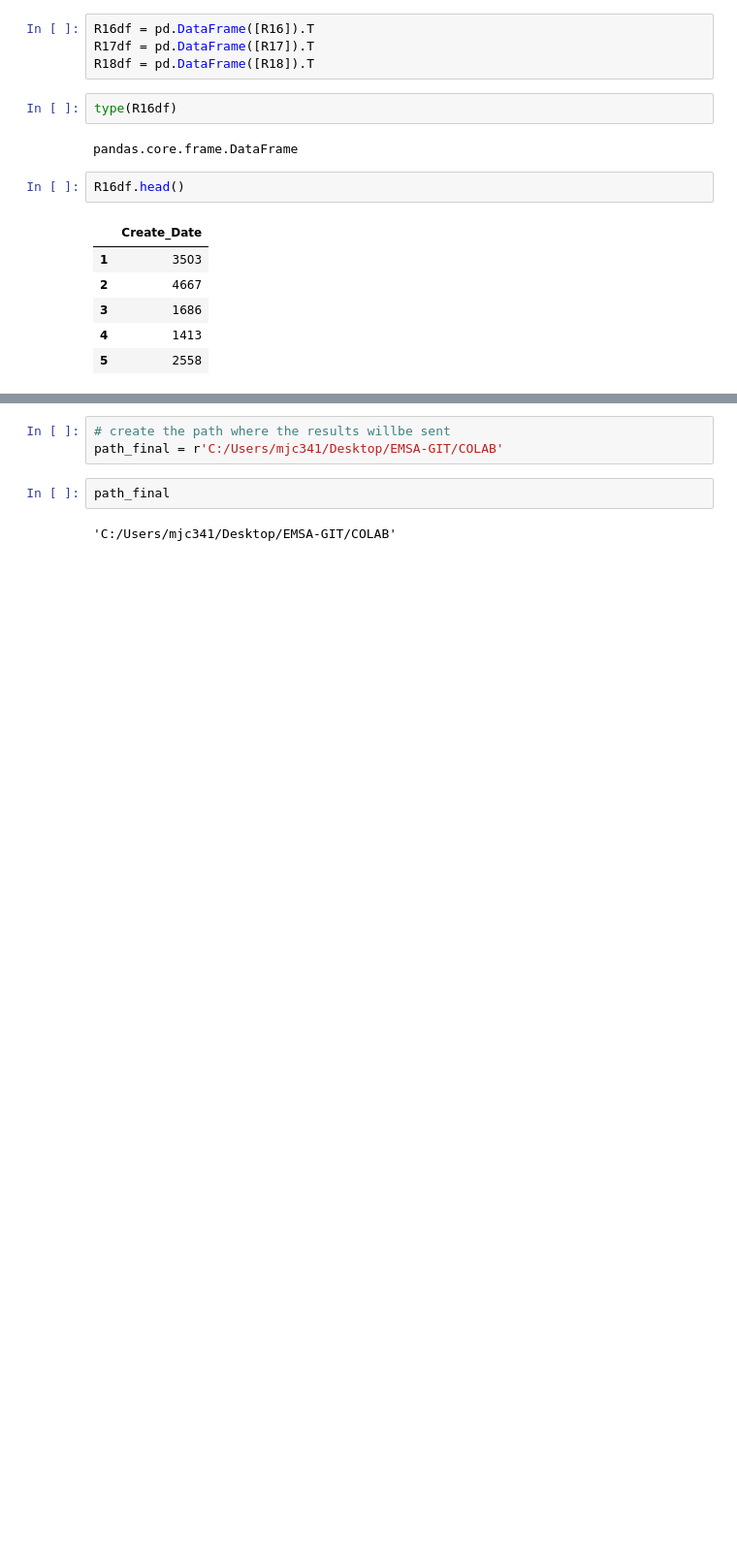
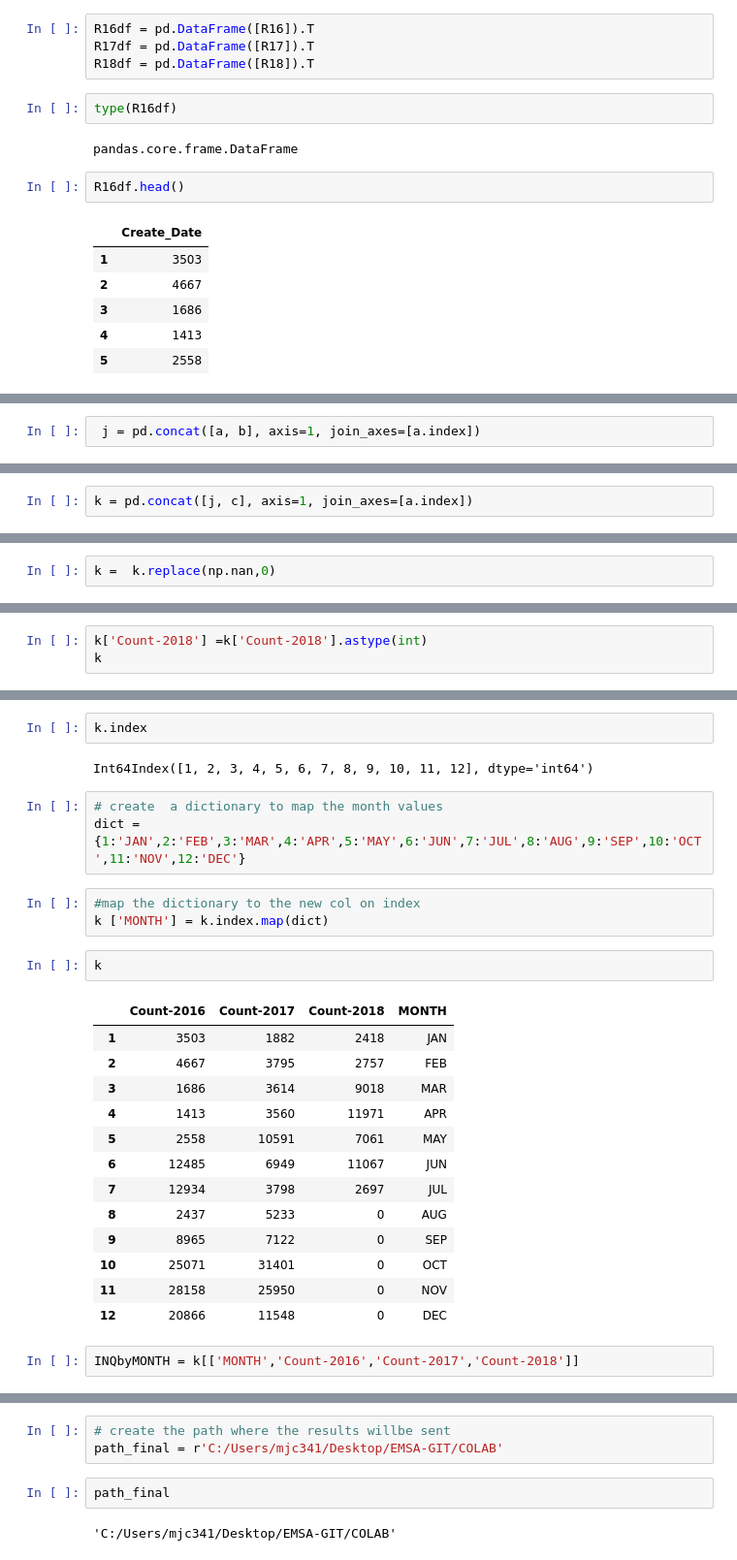
Before and after one commit to EMSA-Analytics/INQ, a Jupyter notebook: SF_MONTH_INQ_REPORT.ipynb, the cells around one changed output, grey strips where cells are left out. Shown at 97% size. Cells and saved outputs as stored; diff of their text form; blank space fills up the shorter version.

```diff
--- a/SF_MONTH_INQ_REPORT.ipynb
+++ b/SF_MONTH_INQ_REPORT.ipynb
@@ -293,0 +337,2 @@ R16df.head()
+# %%
+ j = pd.concat([a, b], axis=1, join_axes=[a.index])
@@ -293,0 +348,2 @@ R16df.head()
+# %%
+k = pd.concat([j, c], axis=1, join_axes=[a.index])
@@ -293,0 +370,2 @@ R16df.head()
+# %%
+k =  k.replace(np.nan,0)
@@ -293,0 +388,3 @@ R16df.head()
+# %%
+k['Count-2018'] =k['Count-2018'].astype(int)
+k
@@ -293,0 +412,28 @@ R16df.head()
+# %%
+k.index
+# %% [output]
+Int64Index([1, 2, 3, 4, 5, 6, 7, 8, 9, 10, 11, 12], dtype='int64')
+# %%
+# create  a dictionary to map the month values
+dict = {1:'JAN',2:'FEB',3:'MAR',4:'APR',5:'MAY',6:'JUN',7:'JUL',8:'AUG',9:'SEP',10:'OCT',11:'NOV',12:'DEC'}
+# %%
+#map the dictionary to the new col on index
+k ['MONTH'] = k.index.map(dict)
+# %%
+k
+# %% [output]
+|  | Count-2016 | Count-2017 | Count-2018 | MONTH |
+| 1 | 3503 | 1882 | 2418 | JAN |
+| 2 | 4667 | 3795 | 2757 | FEB |
+| 3 | 1686 | 3614 | 9018 | MAR |
+| 4 | 1413 | 3560 | 11971 | APR |
+| 5 | 2558 | 10591 | 7061 | MAY |
+| 6 | 12485 | 6949 | 11067 | JUN |
+| 7 | 12934 | 3798 | 2697 | JUL |
+| 8 | 2437 | 5233 | 0 | AUG |
+| 9 | 8965 | 7122 | 0 | SEP |
+| 10 | 25071 | 31401 | 0 | OCT |
+| 11 | 28158 | 25950 | 0 | NOV |
+| 12 | 20866 | 11548 | 0 | DEC |
+# %%
+INQbyMONTH = k[['MONTH','Count-2016','Count-2017','Count-2018']]
```
Also changed, not shown: parts of 19 cells of this notebook.
